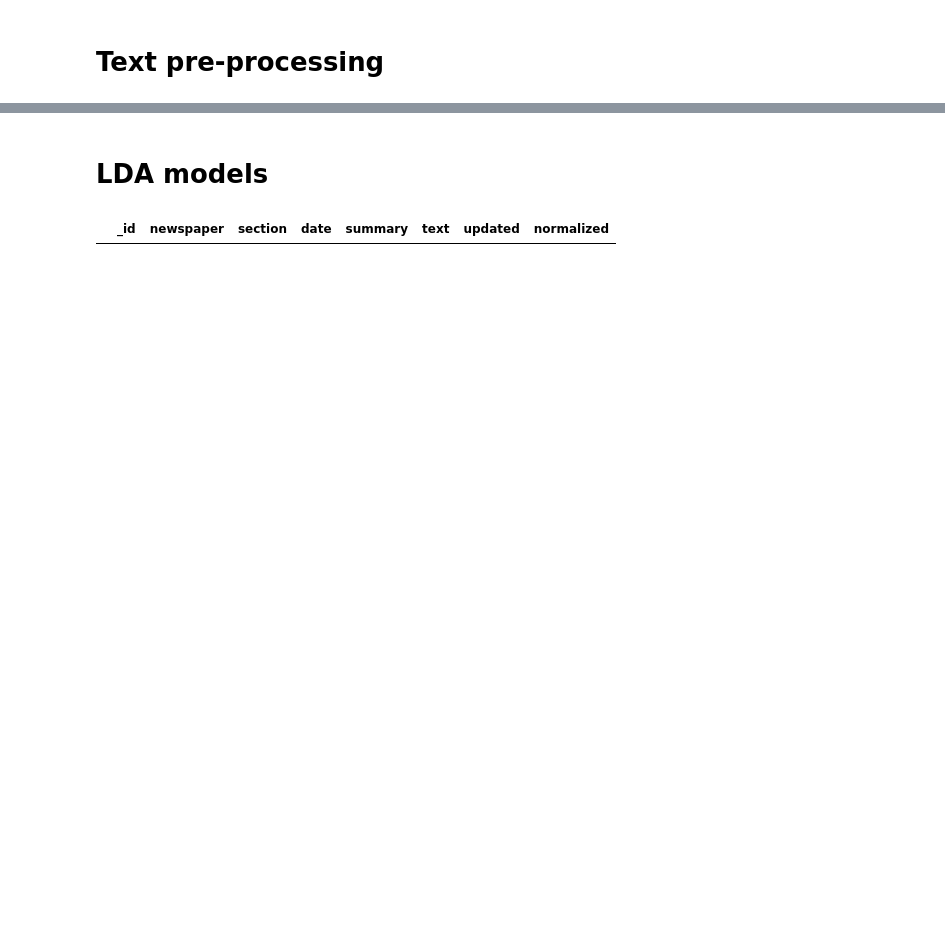
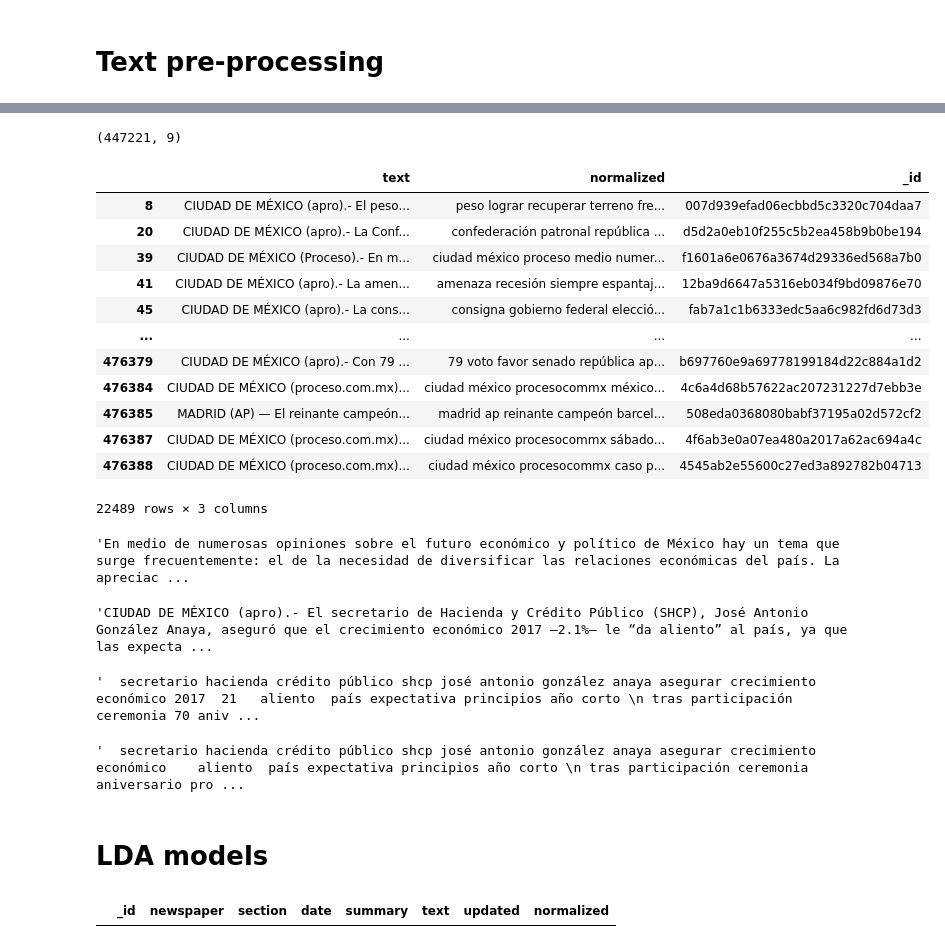
Before and after one commit to andreamarin/senate-publications-analysis, a Jupyter notebook: news_topic_classification.ipynb, the cells around one changed output, grey strips where cells are left out. Drawn from its saved outputs; the diff is of its cells as text; code cells hidden in the pictures; blank space fills up the shorter version.

```diff
--- a/news_topic_classification.ipynb
+++ b/news_topic_classification.ipynb
@@ -662,3 +642,45 @@ See the caveats in the documentation: https://pandas.pydata.org/pandas-docs/stab
+# %%
+# 284 060 – año
+# 121 018 – Proceso
+# 447 221
+articles_df.loc[articles_df.normalized.str.contains(r"\d")].shape
+# %% [output]
+(447221, 9)
+# %%
+articles_df.loc[
+    (articles_df.normalized.str.contains("apro"))
+    & (articles_df.newspaper == "Proceso")
+][["text", "normalized", "_id"]]
+# %% [output]
+|  | text | normalized | _id |
+| 8 | CIUDAD DE MÉXICO (apro).- El peso... | peso lograr recuperar terreno fre... | 007d939efad06ecbbd5c3320c704daa7 |
+| 20 | CIUDAD DE MÉXICO (apro).- La Conf... | confederación patronal república ... | d5d2a0eb10f255c5b2ea458b9b0be194 |
+| 39 | CIUDAD DE MÉXICO (Proceso).- En m... | ciudad méxico proceso medio numer... | f1601a6e0676a3674d29336ed568a7b0 |
+| 41 | CIUDAD DE MÉXICO (apro).- La amen... | amenaza recesión siempre espantaj... | 12ba9d6647a5316eb034f9bd09876e70 |
+| 45 | CIUDAD DE MÉXICO (apro).- La cons... | consigna gobierno federal elecció... | fab7a1c1b6333edc5aa6c982fd6d73d3 |
+| ... | ... | ... | ... |
+| 476379 | CIUDAD DE MÉXICO (apro).- Con 79 ... | 79 voto favor senado república ap... | b697760e9a69778199184d22c884a1d2 |
+| 476384 | CIUDAD DE MÉXICO (proceso.com.mx)... | ciudad méxico procesocommx méxico... | 4c6a4d68b57622ac207231227d7ebb3e |
+| 476385 | MADRID (AP) — El reinante campeón... | madrid ap reinante campeón barcel... | 508eda0368080babf37195a02d572cf2 |
+| 476387 | CIUDAD DE MÉXICO (proceso.com.mx)... | ciudad méxico procesocommx sábado... | 4f6ab3e0a07ea480a2017a62ac694a4c |
+| 476388 | CIUDAD DE MÉXICO (proceso.com.mx)... | ciudad méxico procesocommx caso p... | 4545ab2e55600c27ed3a892782b04713 |
+22489 rows × 3 columns
+# %%
+remove_news_start(articles_df.loc[articles_df.normalized.str.contains("apro")].text.iloc[2])
+# %% [output]
+'En medio de numerosas opiniones sobre el futuro económico y político de México hay un tema que surge frecuentemente: el de la necesidad de diversificar las relaciones económicas del país. La apreciac ...
+# %%
+articles_df.loc[articles_df.normalized.str.contains("año")].text.iloc[0]
+# %% [output]
+'CIUDAD DE MÉXICO (apro).- El secretario de Hacienda y Crédito Público (SHCP), José Antonio González Anaya, aseguró que el crecimiento económico 2017 –2.1%– le “da aliento” al país, ya que las expecta ...
+# %%
+articles_df.loc[articles_df.normalized.str.contains("año")].normalized.iloc[0]
+# %% [output]
+'  secretario hacienda crédito público shcp josé antonio gonzález anaya asegurar crecimiento económico 2017  21   aliento  país expectativa principios año corto \n tras participación ceremonia 70 aniv ...
+# %%
+remove_numbers(articles_df.loc[articles_df.normalized.str.contains("año")].normalized.iloc[0])
+# %% [output]
+'  secretario hacienda crédito público shcp josé antonio gonzález anaya asegurar crecimiento económico    aliento  país expectativa principios año corto \n tras participación ceremonia aniversario pro ...
 # %% [markdown]
 # LDA models
 # %%
```
Also changed, not shown: parts of 35 cells of this notebook.
